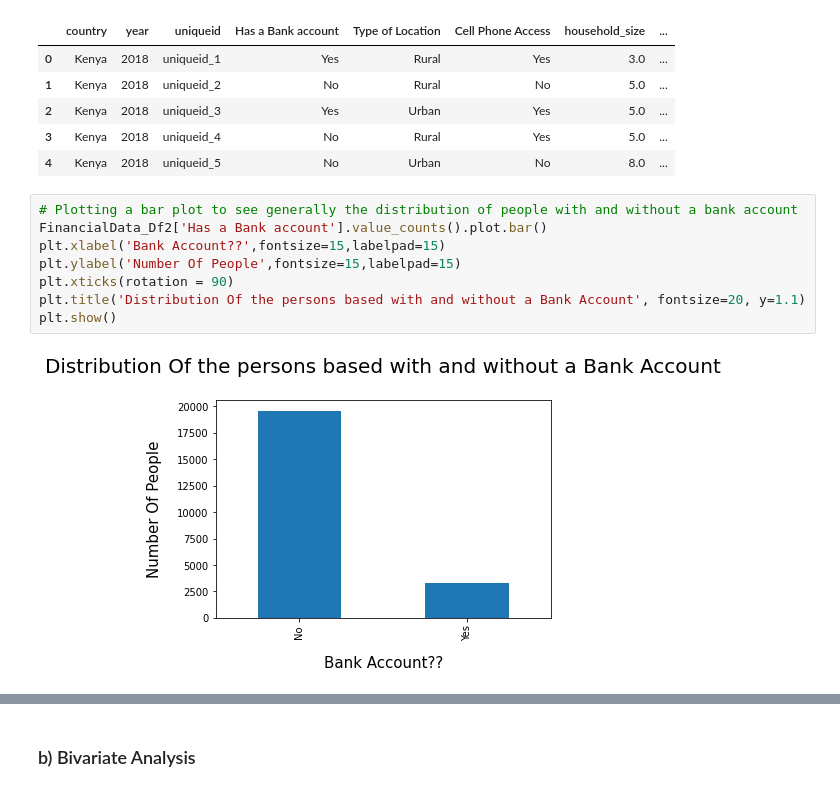
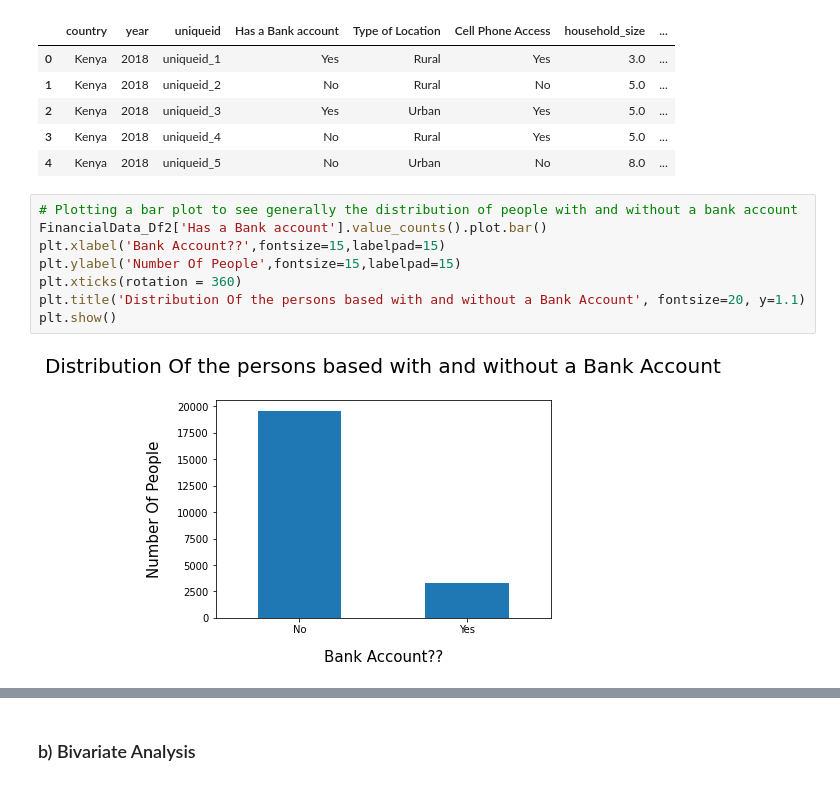
Before and after one commit to mburu-mwangi/Core-Wk2-IP, a Jupyter notebook: Moringa_Data_Science_Core_W2_Independent_Project_2021_09_Alfonce_Mwangi_Python_Notebook.ipynb, the cells around one changed output, grey strips where cells are left out. Saved outputs shown, nothing was run; the diff lists cells and outputs as text.

```diff
--- a/Moringa_Data_Science_Core_W2_Independent_Project_2021_09_Alfonce_Mwangi_Python_Notebook.ipynb
+++ b/Moringa_Data_Science_Core_W2_Independent_Project_2021_09_Alfonce_Mwangi_Python_Notebook.ipynb
@@ -255,10 +255,10 @@ FinancialData_Df2.head()
 # %%
 # Plotting a bar plot to see generally the distribution of people with and without a bank account
 FinancialData_Df2['Has a Bank account'].value_counts().plot.bar()
 plt.xlabel('Bank Account??',fontsize=15,labelpad=15)
 plt.ylabel('Number Of People',fontsize=15,labelpad=15)
-plt.xticks(rotation = 90)
+plt.xticks(rotation = 360)
 plt.title('Distribution Of the persons based with and without a Bank Account', fontsize=20, y=1.1)
 plt.show()
 # %% [output]
-[figure, old version]
+[figure, new version]
```
Also changed, not shown: parts of 3 cells of this notebook.
